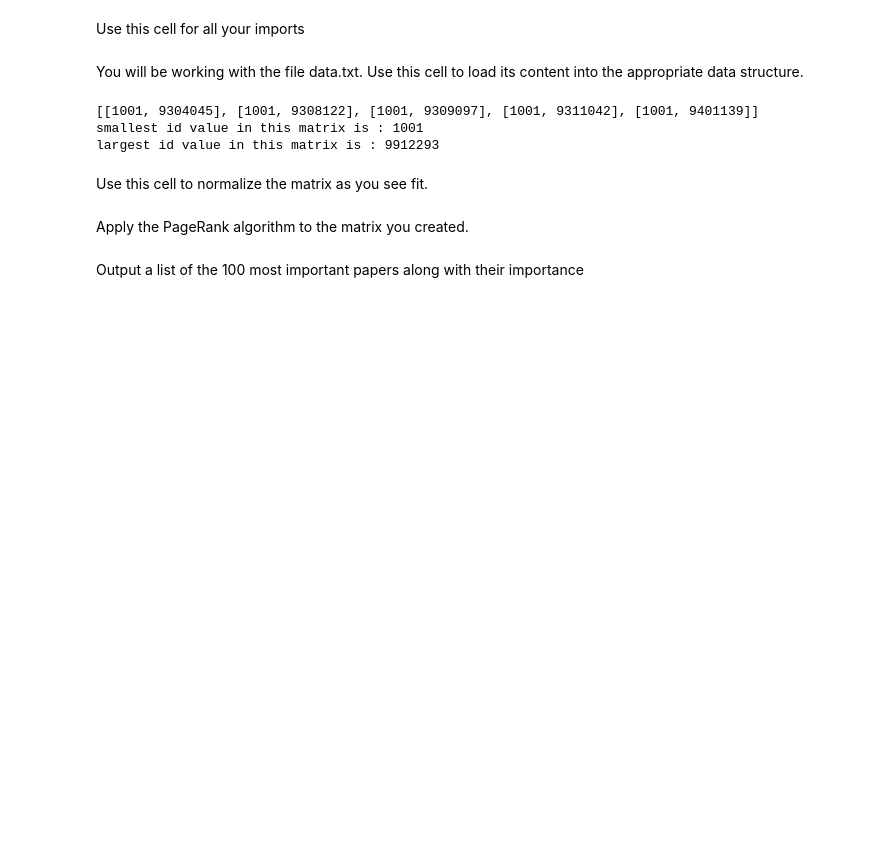
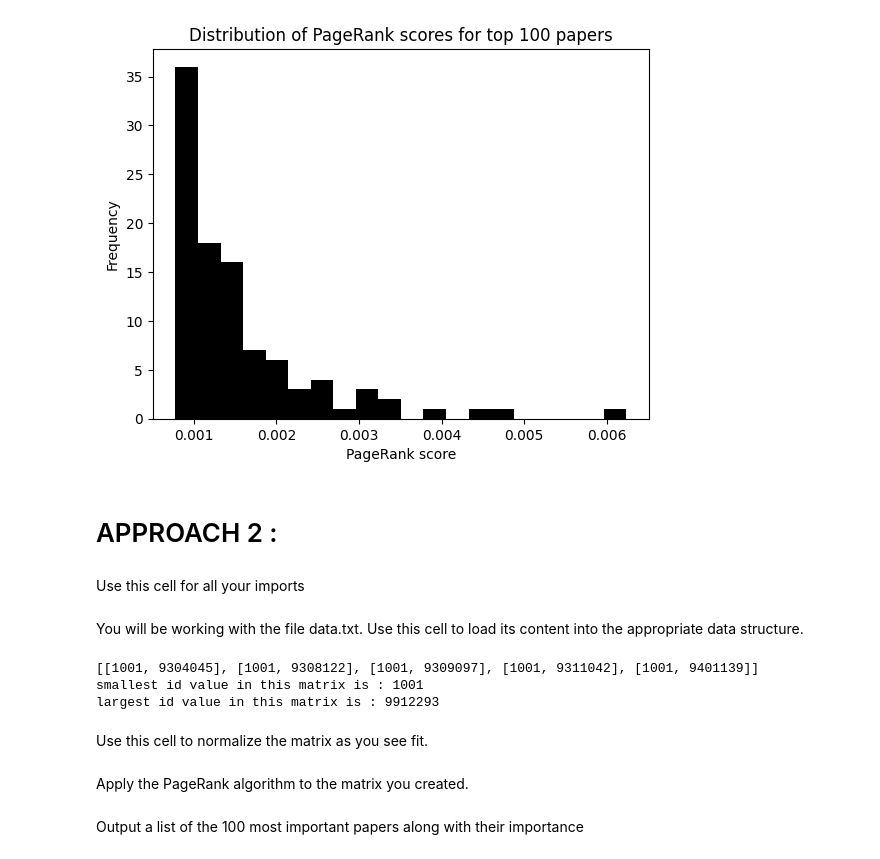
Before and after one commit to AnouarMOUHOUB/Numerical-Linear-Algebra-Parallel-Computing, a Jupyter notebook: week3/assignments/Page_ranking_algo.ipynb, the cells around one changed output. Drawn from its saved outputs; the diff is of its cells as text; code cells hidden in the pictures; blank space fills up the shorter version.

```diff
--- a/week3/assignments/Page_ranking_algo.ipynb
+++ b/week3/assignments/Page_ranking_algo.ipynb
@@ -0,0 +8,6 @@
+# %%
+with open('data.txt', 'r') as f:
+    next(f)  # skip the first line
+    next(f)  # skip the second line
+    next(f)  # skip the third line
+    data = [tuple(map(int, line.strip().split())) for line in f if not line.startswith('#')]
@@ -0,0 +19,11 @@
+# %%
+edges = [(pair[0], pair[1]) for pair in data]
+
+graph = nx.DiGraph()
+graph.add_edges_from(edges)
+
+pagerank_scores = nx.pagerank(graph)
+
+top_nodes = sorted(pagerank_scores.items(), key=lambda x: x[1], reverse=True)[:10]
+for node, score in top_nodes:
+    print(f"Node: {node}, Score: {score:.6f}")
@@ -0,0 +41,8 @@
+# %%
+pagerank_scores = nx.pagerank(graph)
+
+
+sorted_nodes = sorted(pagerank_scores.items(), key=lambda x: x[1], reverse=True)
+
+for node, score in sorted_nodes[:100]:
+    print(f"Paper ID: {node}\tImportance Score: {score}")
@@ -1,3 +67,19 @@
+# %%
+pagerank_scores = nx.pagerank(graph)
+
+top_papers = sorted(pagerank_scores.items(), key=lambda x: x[1], reverse=True)[:100]
+scores = [score for paper, score in top_papers]
+
+
+plt.hist(scores, bins=20 , color="black")
+plt.xlabel('PageRank score')
+plt.ylabel('Frequency')
+plt.title('Distribution of PageRank scores for top 100 papers')
+plt.show()
+# %% [output]
+[figure, added]
+# %% [markdown]
+# APPROACH 2 :
 # %% [markdown]
 Use this cell for all your imports
 # %%
```
Also changed, not shown: parts of 5 cells of this notebook.
